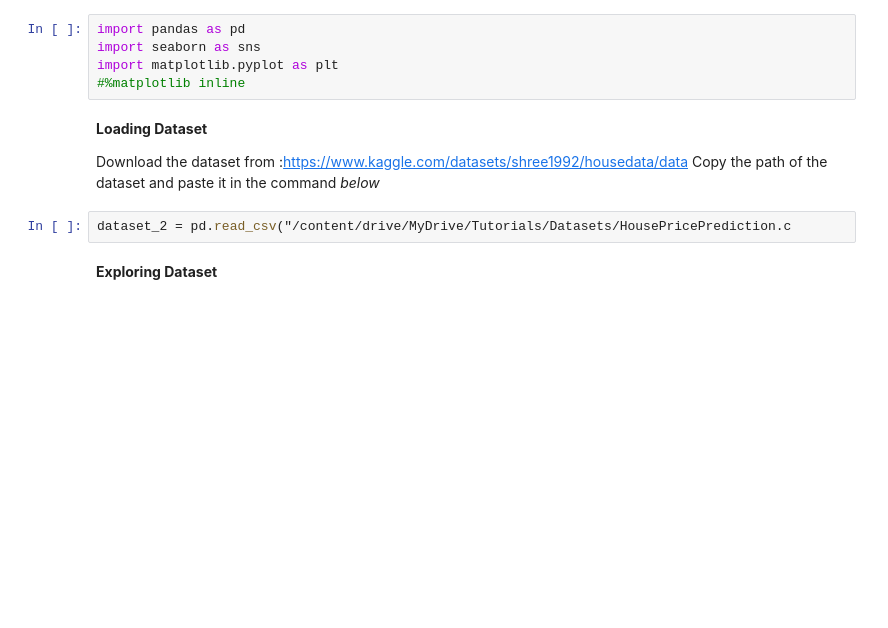
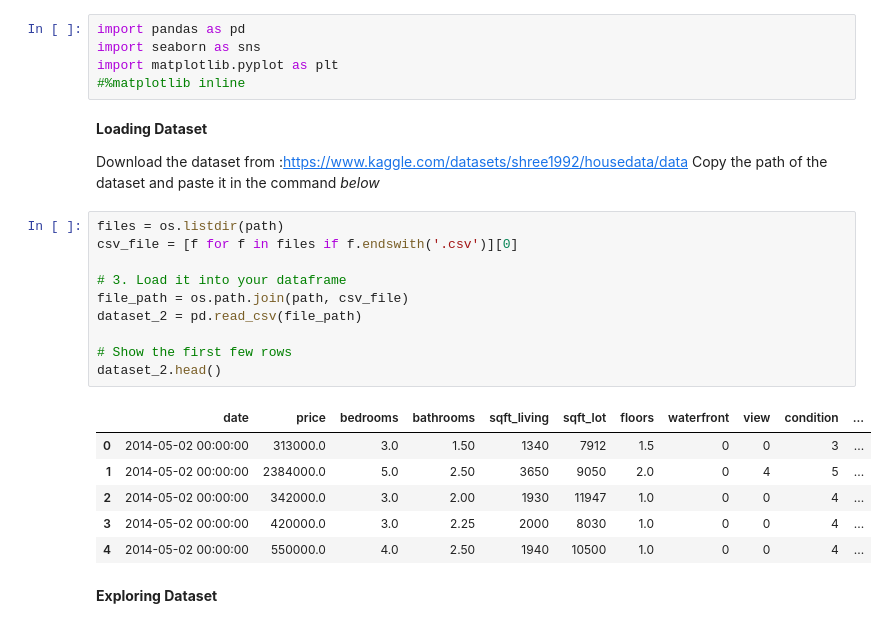
Before and after one commit to AshAndEmbers/Week2-DataPreprocessing, a Jupyter notebook: Week 2.ipynb, the cells around one changed output. Saved outputs shown, nothing was run; the diff lists cells and outputs as text; blank space fills up the shorter version.

```diff
--- a/Week 2.ipynb
+++ b/Week 2.ipynb
@@ -338,8 +326,23 @@ import matplotlib.pyplot as plt
 
 Download the dataset from :https://www.kaggle.com/datasets/shree1992/housedata/data
 Copy the path of the dataset and paste it in the command *below*
-# %%
-dataset_2 = pd.read_csv("/content/drive/MyDrive/Tutorials/Datasets/HousePricePrediction.c
+# %%
+files = os.listdir(path)
+csv_file = [f for f in files if f.endswith('.csv')][0]
+
+# 3. Load it into your dataframe
+file_path = os.path.join(path, csv_file)
+dataset_2 = pd.read_csv(file_path)
+
+# Show the first few rows
+dataset_2.head()
+# %% [output]
+|  | date | price | bedrooms | bathrooms | sqft_living | sqft_lot | floors | waterfront | view | condition | ... |
+| 0 | 2014-05-02 00:00:00 | 313000.0 | 3.0 | 1.50 | 1340 | 7912 | 1.5 | 0 | 0 | 3 | ... |
+| 1 | 2014-05-02 00:00:00 | 2384000.0 | 5.0 | 2.50 | 3650 | 9050 | 2.0 | 0 | 4 | 5 | ... |
+| 2 | 2014-05-02 00:00:00 | 342000.0 | 3.0 | 2.00 | 1930 | 11947 | 1.0 | 0 | 0 | 4 | ... |
+| 3 | 2014-05-02 00:00:00 | 420000.0 | 3.0 | 2.25 | 2000 | 8030 | 1.0 | 0 | 0 | 4 | ... |
+| 4 | 2014-05-02 00:00:00 | 550000.0 | 4.0 | 2.50 | 1940 | 10500 | 1.0 | 0 | 0 | 4 | ... |
 # %% [markdown]
 **Exploring Dataset**
 # %%
```
Also changed, not shown: parts of 30 cells of this notebook.
